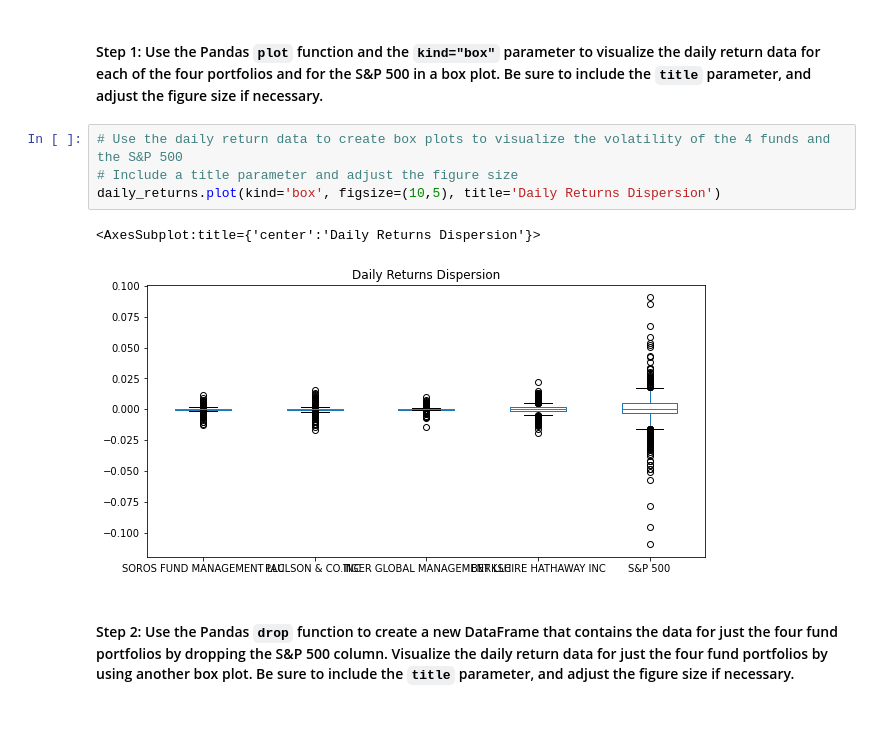
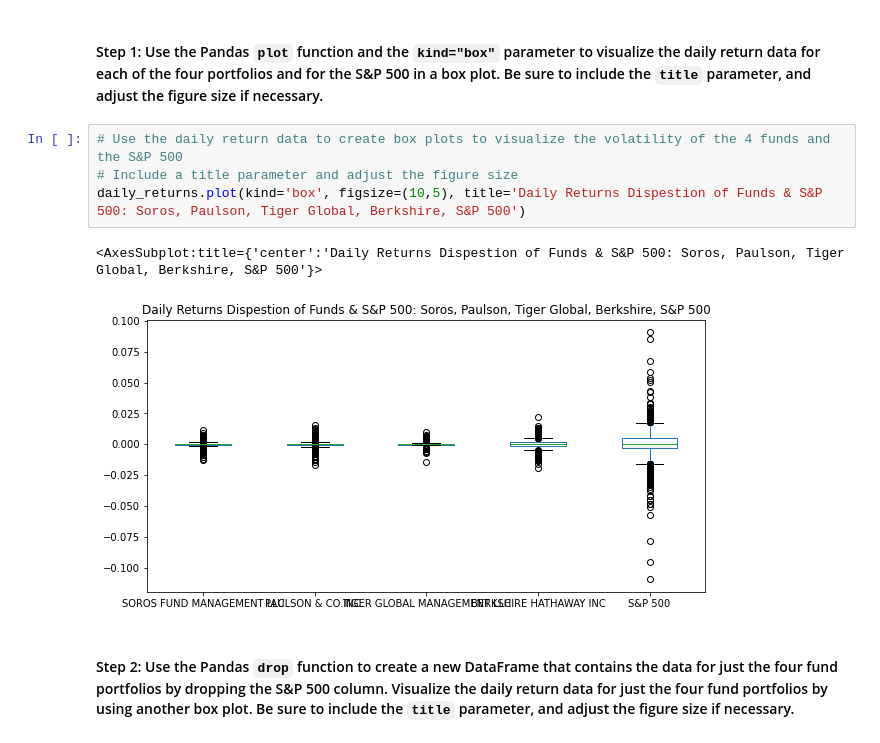
Before and after one commit to AquibaB/Analysis-investment-portfolio, a Jupyter notebook: risk_return_analysis.ipynb, the cells around one changed output. Drawn from its saved outputs; the diff is of its cells as text.

Commit message:
Funds analysis

```diff
--- a/risk_return_analysis.ipynb
+++ b/risk_return_analysis.ipynb
@@ -202,10 +202,10 @@ Analyze the volatility of each of the four fund portfolios and of the S&P 500 In
 # %%
 # Use the daily return data to create box plots to visualize the volatility of the 4 funds and the S&P 500
 # Include a title parameter and adjust the figure size
-daily_returns.plot(kind='box', figsize=(10,5), title='Daily Returns Dispersion')
+daily_returns.plot(kind='box', figsize=(10,5), title='Daily Returns Dispestion of Funds & S&P 500: Soros, Paulson, Tiger Global, Berkshire, S&P 500')
 # %% [output]
-<AxesSubplot:title={'center':'Daily Returns Dispersion'}>
+<AxesSubplot:title={'center':'Daily Returns Dispestion of Funds & S&P 500: Soros, Paulson, Tiger Global, Berkshire, S&P 500'}>
-[figure, old version]
+[figure, new version]
 # %% [markdown]
 #### Step 2: Use the Pandas `drop` function to create a new DataFrame that contains the data for just the four fund portfolios by dropping the S&P 500 column. Visualize the daily return data for just the four fund portfolios by using another box plot. Be sure to include the `title` parameter, and adjust the figure size if necessary.
 # %%
```
Also changed, not shown: parts of 2 cells of this notebook.
